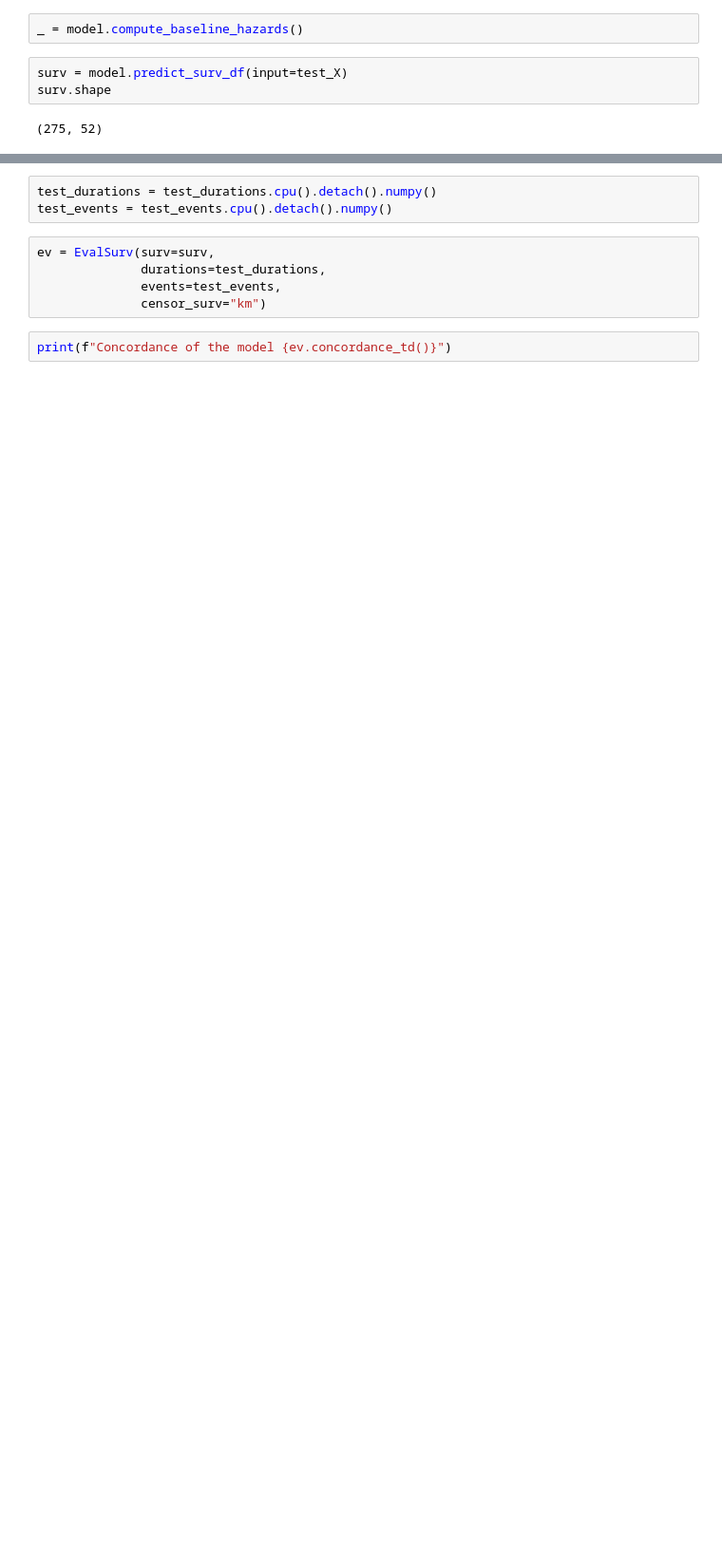
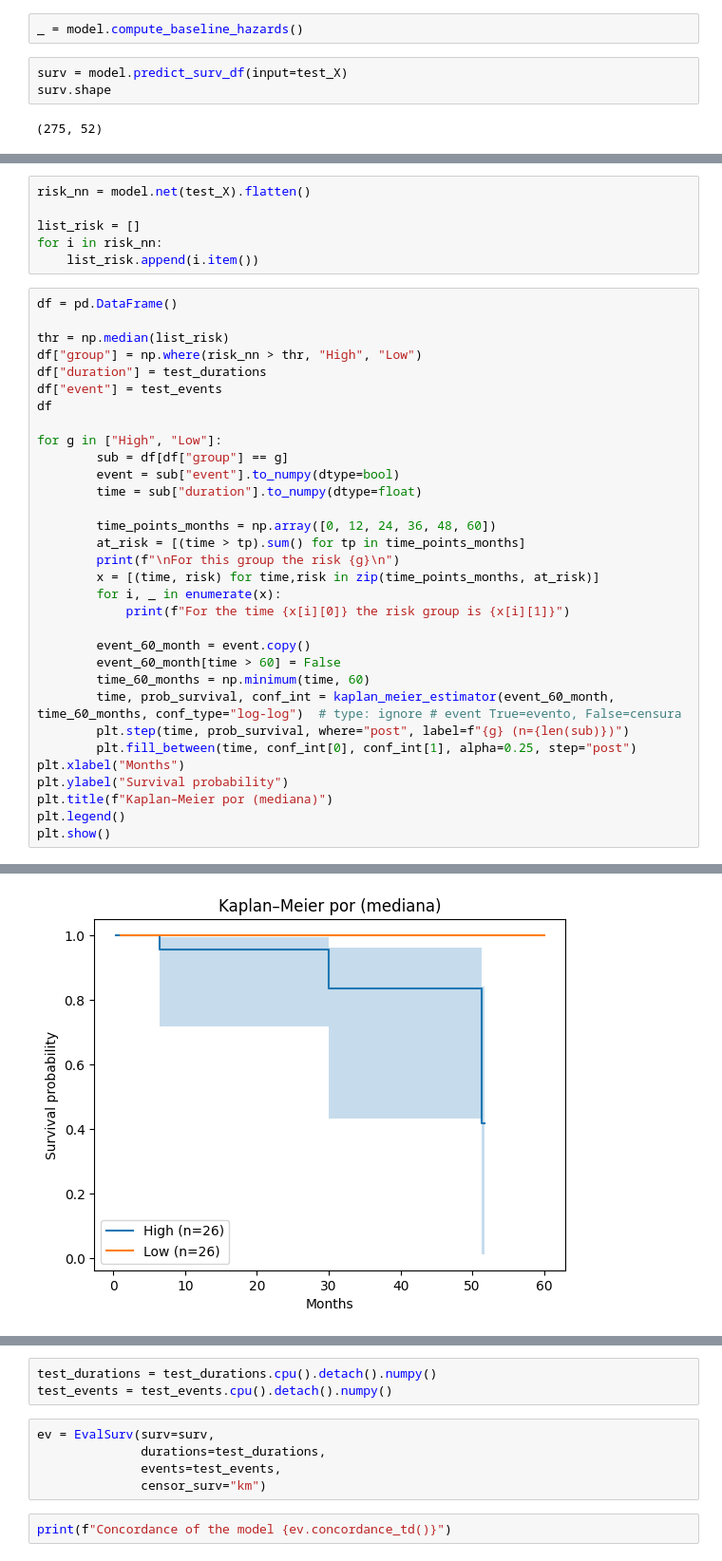
Before and after one commit to Fasmanuel2002/UPSA_Thesis_Research, a Jupyter notebook: research/notebooks/nn_Cox_limma.ipynb, the cells around one changed output, grey strips where cells are left out. Shown at 95% size. Saved outputs shown, nothing was run; the diff lists cells and outputs as text; blank space fills up the shorter version.

```diff
--- a/research/notebooks/nn_Cox_limma.ipynb
+++ b/research/notebooks/nn_Cox_limma.ipynb
@@ -222,0 +240,39 @@ surv.shape
+# %%
+risk_nn = model.net(test_X).flatten()
+
+list_risk = []
+for i in risk_nn:
+    list_risk.append(i.item())
+# %%
+df = pd.DataFrame()
+
+thr = np.median(list_risk)
+df["group"] = np.where(risk_nn > thr, "High", "Low")
+df["duration"] = test_durations
+df["event"] = test_events
+df
+
+for g in ["High", "Low"]:
+        sub = df[df["group"] == g]
+        event = sub["event"].to_numpy(dtype=bool)
+        time = sub["duration"].to_numpy(dtype=float)
+
+        time_points_months = np.array([0, 12, 24, 36, 48, 60])
+        at_risk = [(time > tp).sum() for tp in time_points_months]
+        print(f"\nFor this group the risk {g}\n")
+        x = [(time, risk) for time,risk in zip(time_points_months, at_risk)]
+        for i, _ in enumerate(x):
+            print(f"For the time {x[i][0]} the risk group is {x[i][1]}")
+
+        event_60_month = event.copy()
+        event_60_month[time > 60] = False
+        time_60_months = np.minimum(time, 60)
+        time, prob_survival, conf_int = kaplan_meier_estimator(event_60_month, time_60_months, conf_type="log-log")  # type: ignore # event True=evento, False=censura
+        plt.step(time, prob_survival, where="post", label=f"{g} (n={len(sub)})")
+        plt.fill_between(time, conf_int[0], conf_int[1], alpha=0.25, step="post")
+plt.xlabel("Months")
+plt.ylabel("Survival probability")
+plt.title(f"Kaplan–Meier por (mediana)")
+plt.legend()
+plt.show()
+# %% [output]
@@ -222,0 +296 @@ surv.shape
+[figure, added]
```
Also changed, not shown: parts of 19 cells of this notebook.
